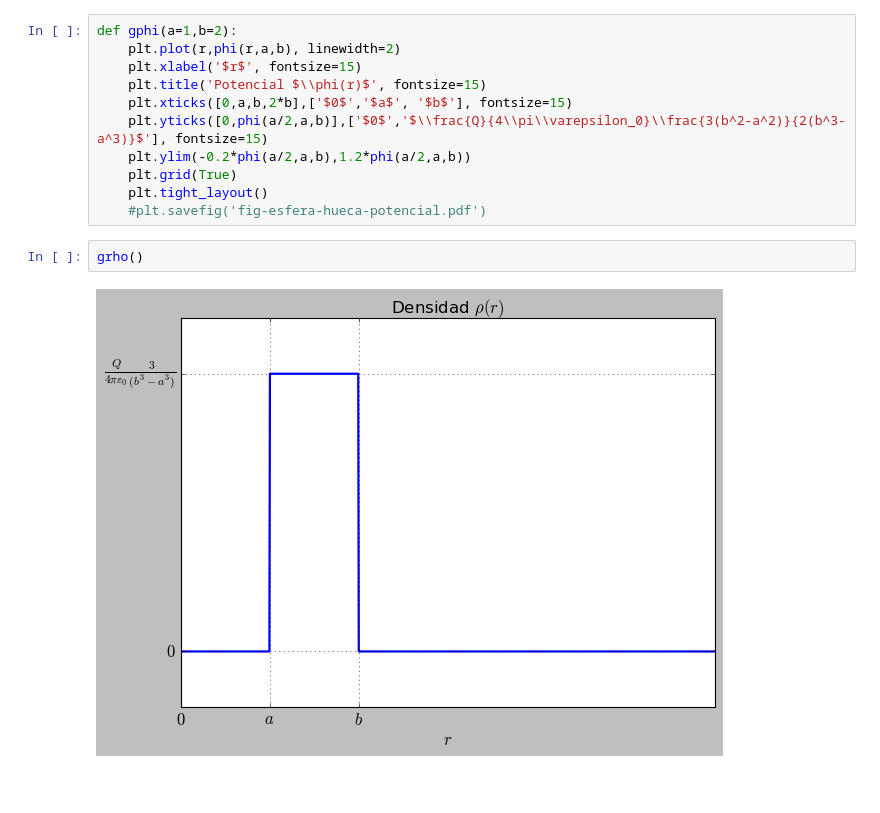
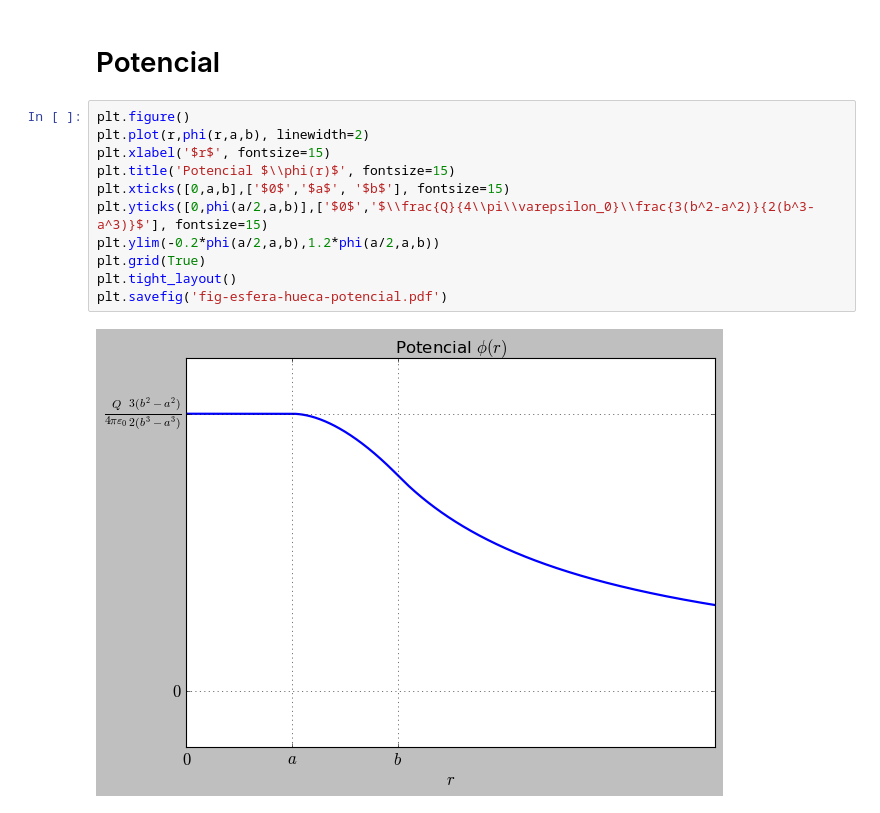
Before and after one commit to gfrubi/electrodinamica, a Jupyter notebook: notebooks/esfera-cargada.ipynb, the cells around one changed output. Drawn from its saved outputs; the diff is of its cells as text; blank space fills up the shorter version.

```diff
--- a/notebooks/esfera-cargada.ipynb
+++ b/notebooks/esfera-cargada.ipynb
@@ -51,15 +92,15 @@ def gE(a=1,b=2):
+# %% [markdown]
+# Potencial
 # %%
-def gphi(a=1,b=2):
-    plt.plot(r,phi(r,a,b), linewidth=2)
-    plt.xlabel('$r$', fontsize=15)
-    plt.title('Potencial $\\phi(r)$', fontsize=15)
-    plt.xticks([0,a,b,2*b],['$0$','$a$', '$b$'], fontsize=15)
-    plt.yticks([0,phi(a/2,a,b)],['$0$','$\\frac{Q}{4\\pi\\varepsilon_0}\\frac{3(b^2-a^2)}{2(b^3-a^3)}$'], fontsize=15)
-    plt.ylim(-0.2*phi(a/2,a,b),1.2*phi(a/2,a,b))
-    plt.grid(True)
-    plt.tight_layout()
-    #plt.savefig('fig-esfera-hueca-potencial.pdf')
+plt.figure()
+plt.plot(r,phi(r,a,b), linewidth=2)
+plt.xlabel('$r$', fontsize=15)
+plt.title('Potencial $\\phi(r)$', fontsize=15)
+plt.xticks([0,a,b],['$0$','$a$', '$b$'], fontsize=15)
+plt.yticks([0,phi(a/2,a,b)],['$0$','$\\frac{Q}{4\\pi\\varepsilon_0}\\frac{3(b^2-a^2)}{2(b^3-a^3)}$'], fontsize=15)
+plt.ylim(-0.2*phi(a/2,a,b),1.2*phi(a/2,a,b))
+plt.grid(True)
+plt.tight_layout()
+plt.savefig('fig-esfera-hueca-potencial.pdf')
+# %% [output]
+[figure, added]
-# %%
-grho()
-# %% [output]
-[figure, removed]
```
Also changed, not shown: parts of 16 cells of this notebook, 3 other files.
